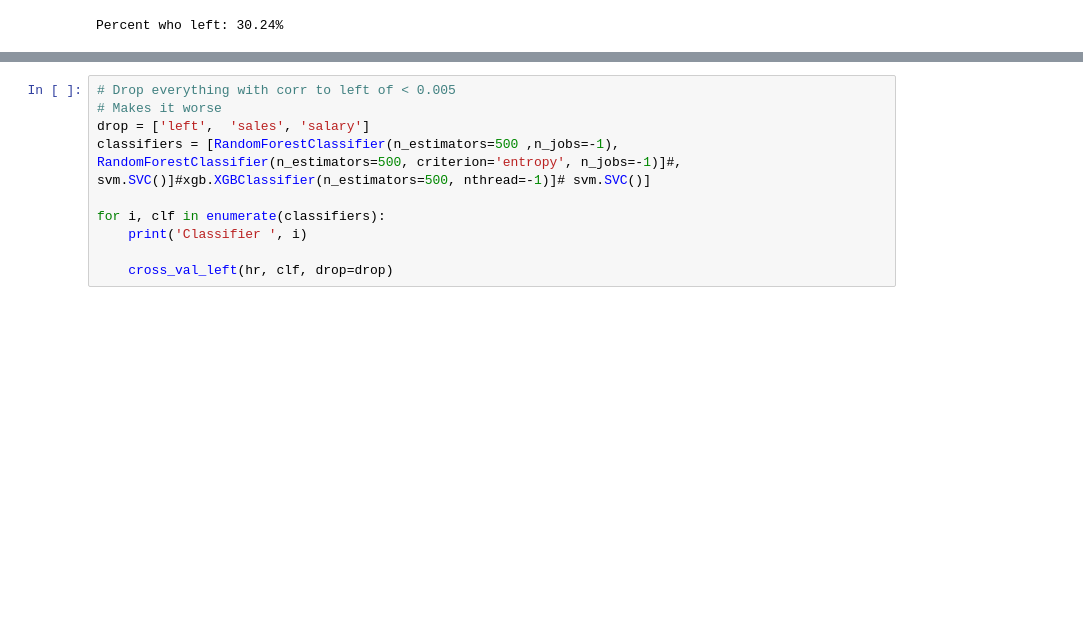
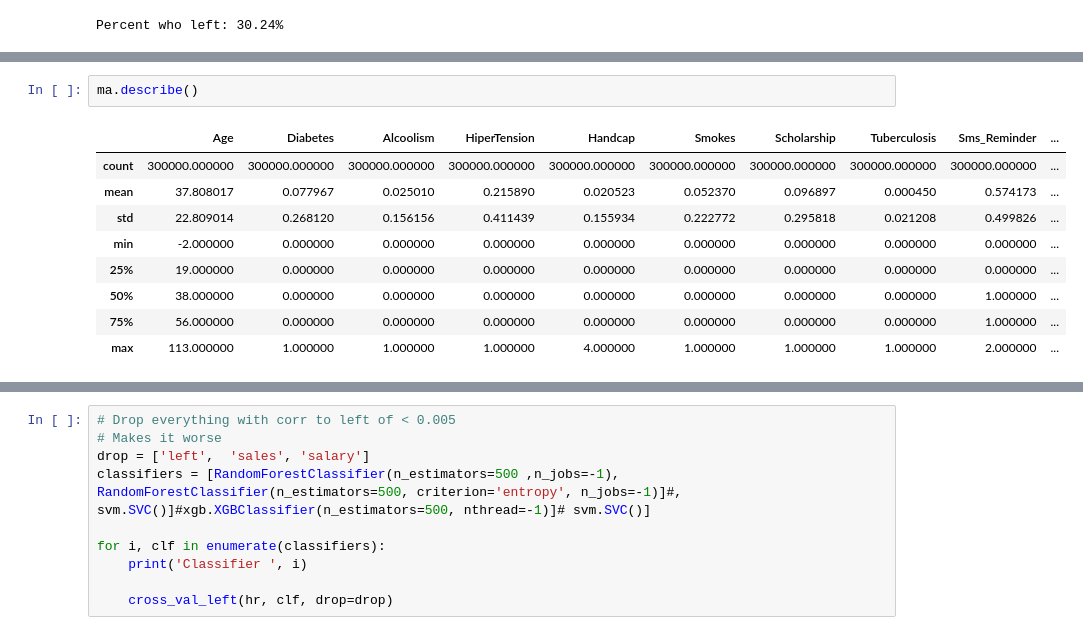
Before and after one commit to altock/Kaggle, a Jupyter notebook: Medical_Appointments/Medical Appointments Prediction.ipynb, the cells around one changed output, grey strips where cells are left out. Drawn from its saved outputs; the diff is of its cells as text; blank space fills up the shorter version.

```diff
--- a/Medical_Appointments/Medical Appointments Prediction.ipynb
+++ b/Medical_Appointments/Medical Appointments Prediction.ipynb
@@ -45,3 +55,15 @@ Percent who left: 30.24%
+# %%
+ma.describe()
+# %% [output]
+|  | Age | Diabetes | Alcoolism | HiperTension | Handcap | Smokes | Scholarship | Tuberculosis | Sms_Reminder | ... |
+| count | 300000.000000 | 300000.000000 | 300000.000000 | 300000.000000 | 300000.000000 | 300000.000000 | 300000.000000 | 300000.000000 | 300000.000000 | ... |
+| mean | 37.808017 | 0.077967 | 0.025010 | 0.215890 | 0.020523 | 0.052370 | 0.096897 | 0.000450 | 0.574173 | ... |
+| std | 22.809014 | 0.268120 | 0.156156 | 0.411439 | 0.155934 | 0.222772 | 0.295818 | 0.021208 | 0.499826 | ... |
+| min | -2.000000 | 0.000000 | 0.000000 | 0.000000 | 0.000000 | 0.000000 | 0.000000 | 0.000000 | 0.000000 | ... |
+| 25% | 19.000000 | 0.000000 | 0.000000 | 0.000000 | 0.000000 | 0.000000 | 0.000000 | 0.000000 | 0.000000 | ... |
+| 50% | 38.000000 | 0.000000 | 0.000000 | 0.000000 | 0.000000 | 0.000000 | 0.000000 | 0.000000 | 1.000000 | ... |
+| 75% | 56.000000 | 0.000000 | 0.000000 | 0.000000 | 0.000000 | 0.000000 | 0.000000 | 0.000000 | 1.000000 | ... |
+| max | 113.000000 | 1.000000 | 1.000000 | 1.000000 | 4.000000 | 1.000000 | 1.000000 | 1.000000 | 2.000000 | ... |
 # %%
 ma.Status = ma.Status.astype('category').cat.codes
 ma.Gender = ma.Gender.astype('category').cat.codes
```
Also changed, not shown: parts of 28 cells of this notebook.
